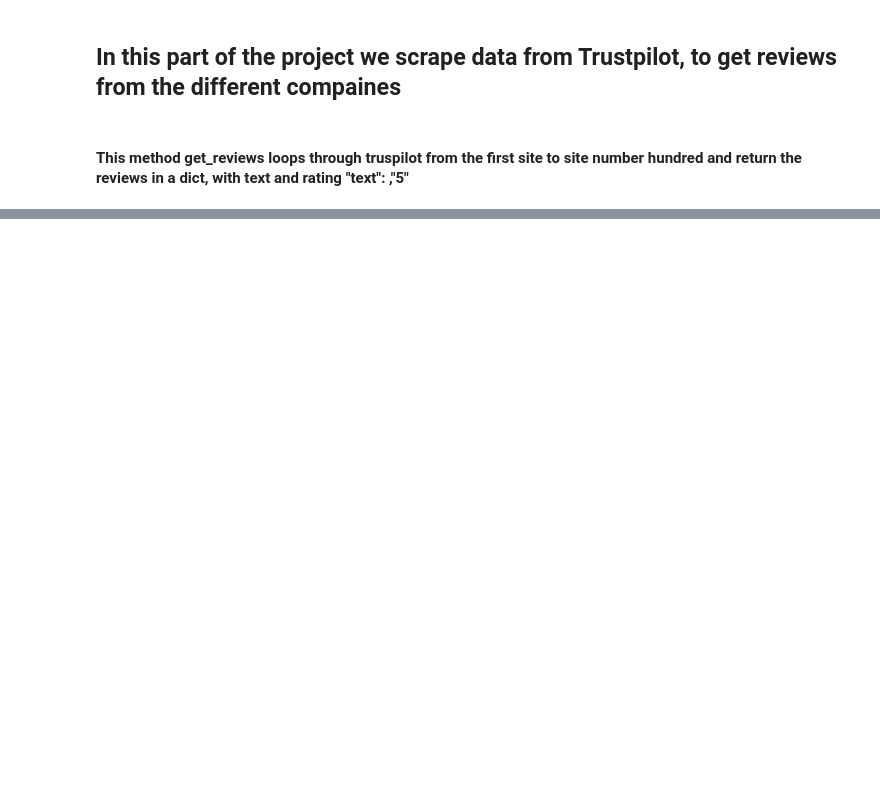
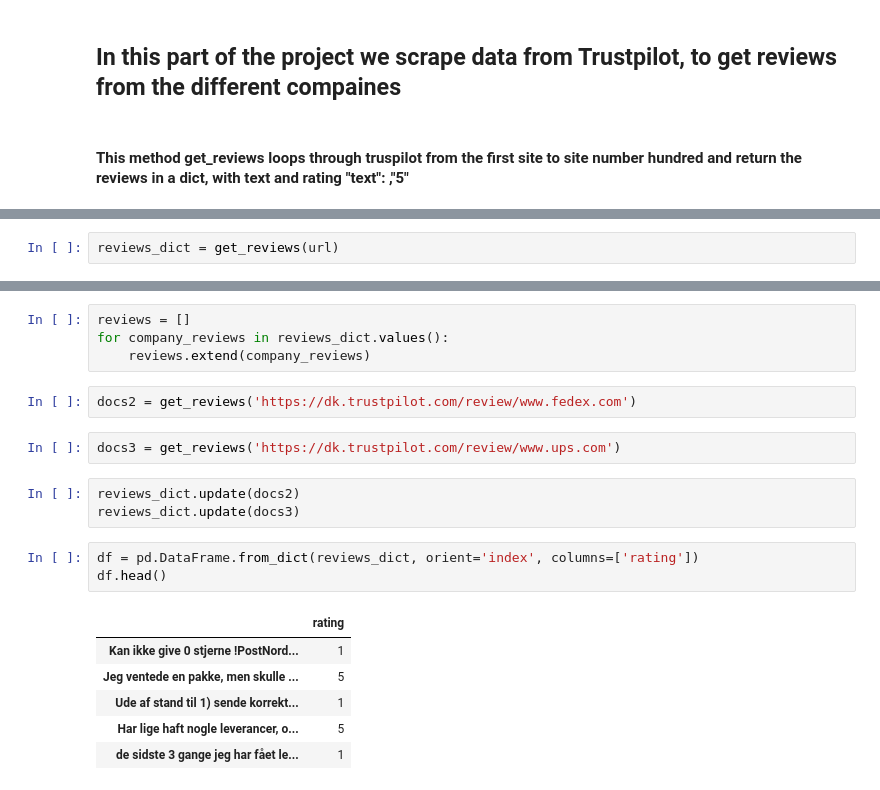
Before and after one commit to TheAgns/ExamProjectDataScience, a Jupyter notebook: TrustpilotScrape.ipynb, the cells around one changed output, grey strips where cells are left out. Cells and saved outputs as stored; diff of their text form; blank space fills up the shorter version.

```diff
--- a/TrustpilotScrape.ipynb
+++ b/TrustpilotScrape.ipynb
@@ -31,0 +35,2 @@ def get_reviews(url):
+# %%
+reviews_dict = get_reviews(url)
@@ -31,0 +57,21 @@ def get_reviews(url):
+# %%
+reviews = []
+for company_reviews in reviews_dict.values():
+    reviews.extend(company_reviews)
+# %%
+docs2 = get_reviews('https://dk.trustpilot.com/review/www.fedex.com')
+# %%
+docs3 = get_reviews('https://dk.trustpilot.com/review/www.ups.com')
+# %%
+reviews_dict.update(docs2)
+reviews_dict.update(docs3)
+# %%
+df = pd.DataFrame.from_dict(reviews_dict, orient='index', columns=['rating'])
+df.head()
+# %% [output]
+|  | rating |
+| Kan ikke give 0 stjerne !PostNord... | 1 |
+| Jeg ventede en pakke, men skulle ... | 5 |
+| Ude af stand til 1) sende korrekt... | 1 |
+| Har lige haft nogle leverancer, o... | 5 |
+| de sidste 3 gange jeg har fået le... | 1 |
```
Also changed, not shown: parts of 3 cells of this notebook, 2 other files.
